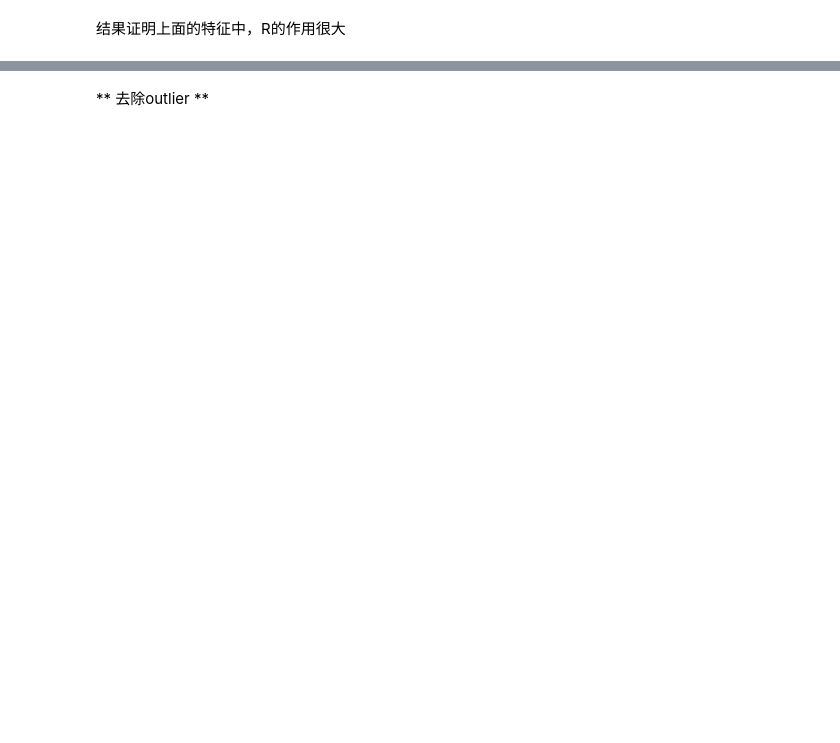
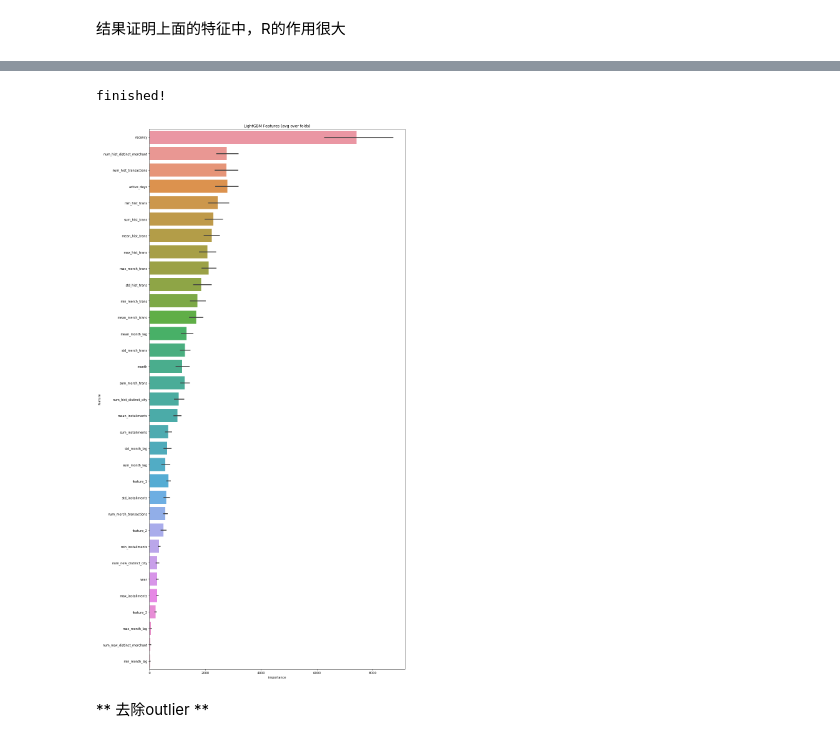
Before and after one commit to tusonggao/jupyter_notebook_dir, a Jupyter notebook: elo-merchant-category-recommendation_EDA.ipynb, the cells around one changed output, grey strips where cells are left out. Saved outputs shown, nothing was run; the diff lists cells and outputs as text; code cells hidden in the pictures; blank space fills up the shorter version.

```diff
--- a/elo-merchant-category-recommendation_EDA.ipynb
+++ b/elo-merchant-category-recommendation_EDA.ipynb
@@ -572 +776,20 @@ sub_df.to_csv(submission_path + 'submission_lgb_CV.csv', index=False)
+# %%
+cols = (feature_importance_df[["feature", "importance"]]
+        .groupby("feature")
+        .mean()
+        .sort_values(by="importance", ascending=False)[:1000].index)
+
+best_features = feature_importance_df.loc[feature_importance_df.feature.isin(cols)]
+
+plt.figure(figsize=(14,25))
+sns.barplot(x="importance", y="feature", data=best_features.sort_values(by="importance",
+            ascending=False))
+plt.title('LightGBM Features (avg over folds)')
+plt.tight_layout()
+plt.savefig('lgbm_importances_EDA.png')
+
+print('finished!')
+# %% [output]
+finished!
+[figure, added]
 # %%
```
Also changed, not shown: parts of 32 cells of this notebook, 6 other files.
